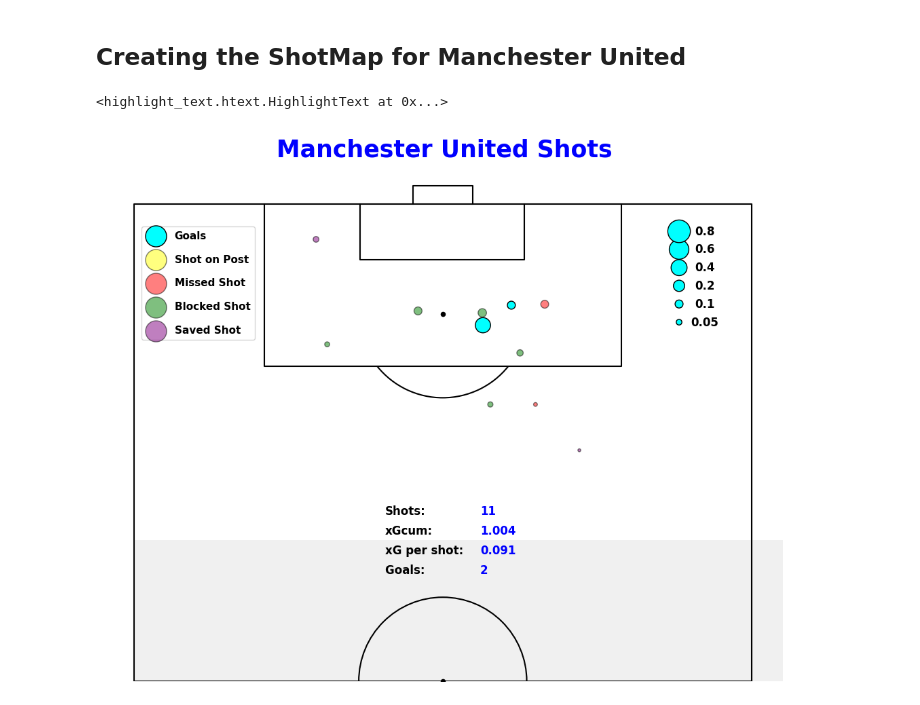
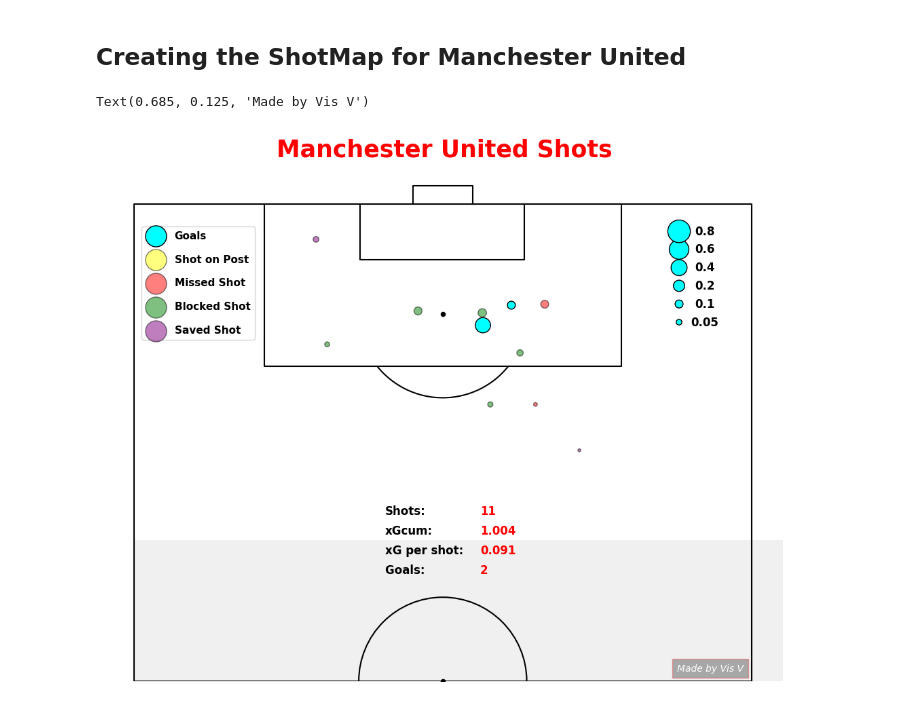
Before and after one commit to VismayaVU/Football-Data-Analytics, a Jupyter notebook: Brighton vs Man Utd [May 19, 2024]/Shotmaps.ipynb, the cells around one changed output. Saved outputs shown, nothing was run; the diff lists cells and outputs as text; code cells hidden in the pictures.

Commit message:
Saving the shot maps as images

```diff
--- a/Brighton vs Man Utd [May 19, 2024]/Shotmaps.ipynb
+++ b/Brighton vs Man Utd [May 19, 2024]/Shotmaps.ipynb
@@ -414,34 +423,41 @@ z = goal_away['xG'].tolist()
 z1 = [500 * i for i in z] # This is to scale the "xG" values for plotting
 color = {'Goal':'cyan', 'MissedShots':'red', 'BlockedShot':'tomato', 'SavedShot':'black', 'ShotOnPost':'Yellow'}
 
 # Plotting the goals, the missed chances shot on post etc
 plt.scatter(y=goal_away["x_adj"],x=goal_away["y_adj"],s=goal_away['xG']*720, marker='o',color='cyan',edgecolors="black",label='Goals')
 plt.scatter(y=shot_on_post_away["x_adj"],x=shot_on_post_away["y_adj"],s=shot_on_post_away['xG']*720, marker='o',color='yellow',edgecolors="black",label='Shot on Post',alpha=0.5)
 plt.scatter(y=missed_shot_away["x_adj"],x=missed_shot_away["y_adj"],s=missed_shot_away['xG']*720, marker='o',color='red',edgecolors="black",label='Missed Shot',alpha=0.5)
 plt.scatter(y=blocked_shot_away["x_adj"],x=blocked_shot_away["y_adj"],s=blocked_shot_away['xG']*720, marker='o',color='green',edgecolors="black",label='Blocked Shot',alpha=0.5)
 plt.scatter(y=saved_shot_away["x_adj"],x=saved_shot_away["y_adj"],s=saved_shot_away['xG']*720, marker='o',color='purple',edgecolors="black",label='Saved Shot',alpha=0.5)
 
 # legend
 legend = ax.legend(loc="upper center",bbox_to_anchor= (0.14, 0.88),labelspacing=1.3,prop={'weight':'bold','size':11})
 legend.legend_handles[0]._sizes = [500]
 legend.legend_handles[1]._sizes = [500]
 legend.legend_handles[2]._sizes = [500]
 legend.legend_handles[3]._sizes = [500]
 legend.legend_handles[4]._sizes = [500]
 
 # xG Size
 mSize = [0.05,0.10,0.2,0.4,0.6,0.8]
 mSizeS = [720 * i for i in mSize]
 mx = [60,60,60,60,60,60]
 my = [92,94,96,98,100,102]
 plt.scatter(mx,my,s=mSizeS,facecolors="cyan", edgecolor="black")
 for i in range(len(mx)):
     plt.text(mx[i]+ 2.8, my[i], mSize[i], fontsize=12, color="black",ha="center", va="center",fontweight='bold')
 
 # Annotation text
-fig_text(0.39,0.91, s="{} Shots\n".format(away_team), fontsize = 25, fontweight = "bold",c='blue')
+fig_text(0.39,0.91, s="{} Shots\n".format(away_team), fontsize = 25, fontweight = "bold",c='red')
 fig_text(0.47,0.37, s="Shots:\n\nxGcum:\n\nxG per shot:\n\nGoals: ", fontsize = 12, fontweight = "bold",c='black')
-fig_text(0.54,0.37, s="<{}\n\n{}\n\n{}\n\n{}>".format(total_shots_away, xGcum_away, xG_per_shot_away, goals_away), fontsize = 12, fontweight = "bold",c='blue')
+fig_text(0.54,0.37, s="<{}\n\n{}\n\n{}\n\n{}>".format(total_shots_away, xGcum_away, xG_per_shot_away, goals_away), fontsize = 12, fontweight = "bold",c='red')
+fig.text(s='Made by Vis V', x=0.685, y=0.125, color = 'white', fontstyle='italic', bbox={
+        'boxstyle': 'square,pad=0.5',
+        'facecolor': '#000000',
+        'edgecolor': 'red',
+        'linewidth': 1,
+        'alpha': 0.3
+    })
 # %% [output]
-<highlight_text.htext.HighlightText at 0x...>
+Text(0.685, 0.125, 'Made by Vis V')
-[figure, old version]
+[figure, new version]
```
Also changed, not shown: parts of 3 cells of this notebook, 2 other files.
